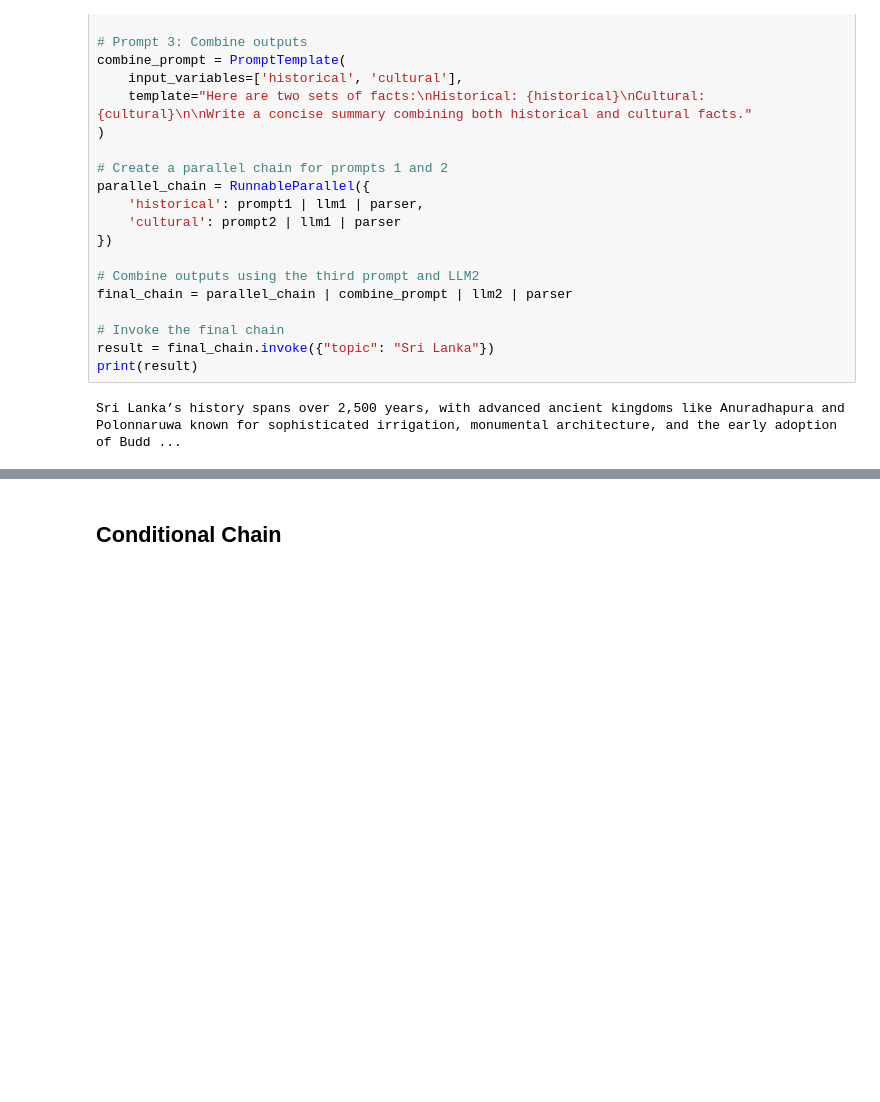
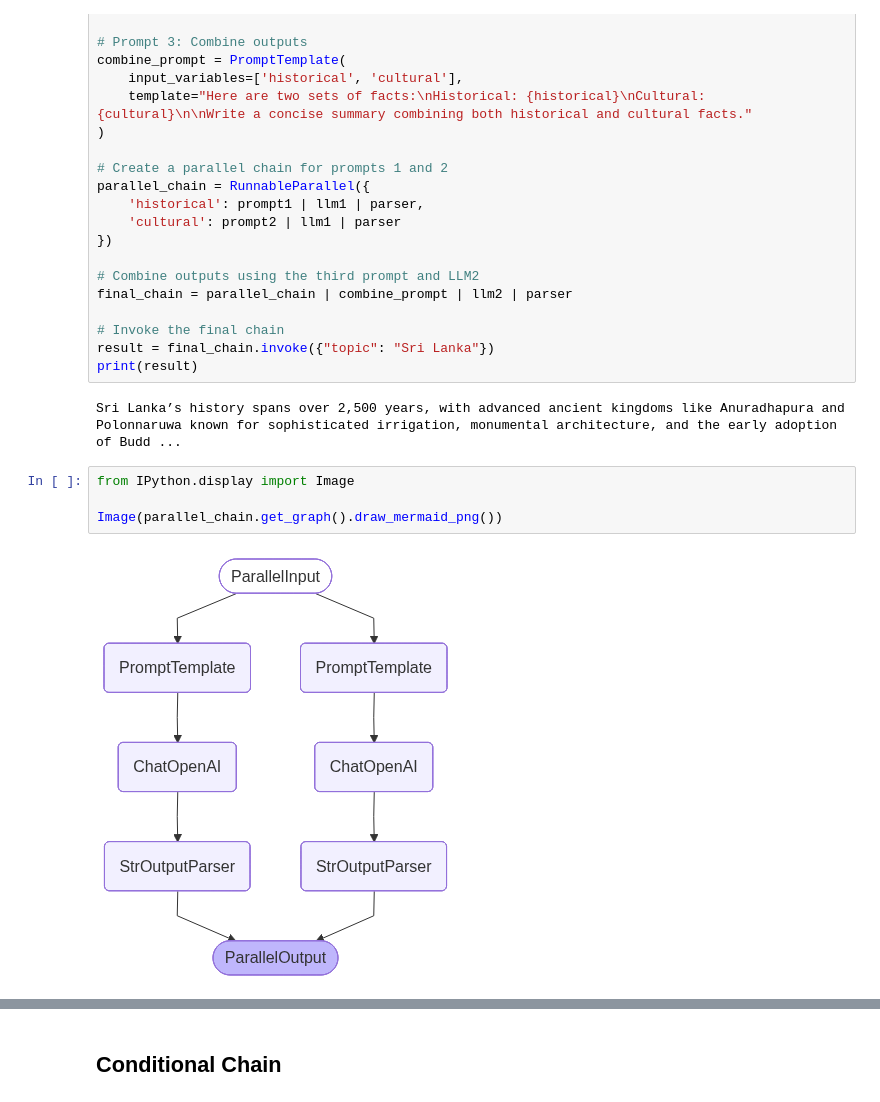
Before and after one commit to InduwaraGayashan001/LangChain, a Jupyter notebook: Prompt_Templates_&_Chains.ipynb, the cells around one changed output, grey strips where cells are left out. Saved outputs shown, nothing was run; the diff lists cells and outputs as text; blank space fills up the shorter version.

```diff
--- a/Prompt_Templates_&_Chains.ipynb
+++ b/Prompt_Templates_&_Chains.ipynb
@@ -154,3 +166,9 @@ result = final_chain.invoke({"topic": "Sri Lanka"})
 print(result)
 # %% [output]
 Sri Lanka’s history spans over 2,500 years, with advanced ancient kingdoms like Anuradhapura and Polonnaruwa known for sophisticated irrigation, monumental architecture, and the early adoption of Budd ...
+# %%
+from IPython.display import Image
+
+Image(parallel_chain.get_graph().draw_mermaid_png())
+# %% [output]
+[figure, added]
```
Also changed, not shown: parts of 6 cells of this notebook.
